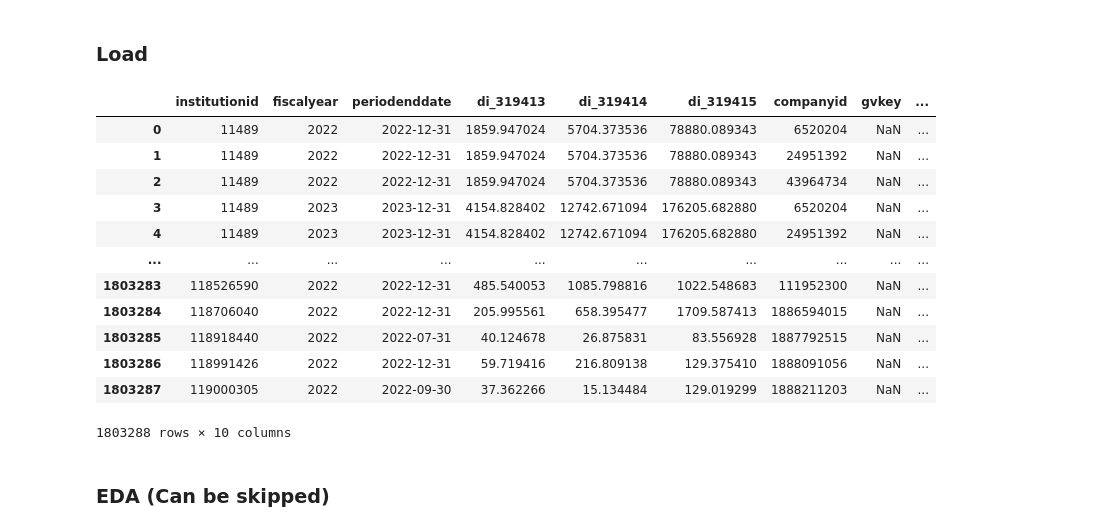
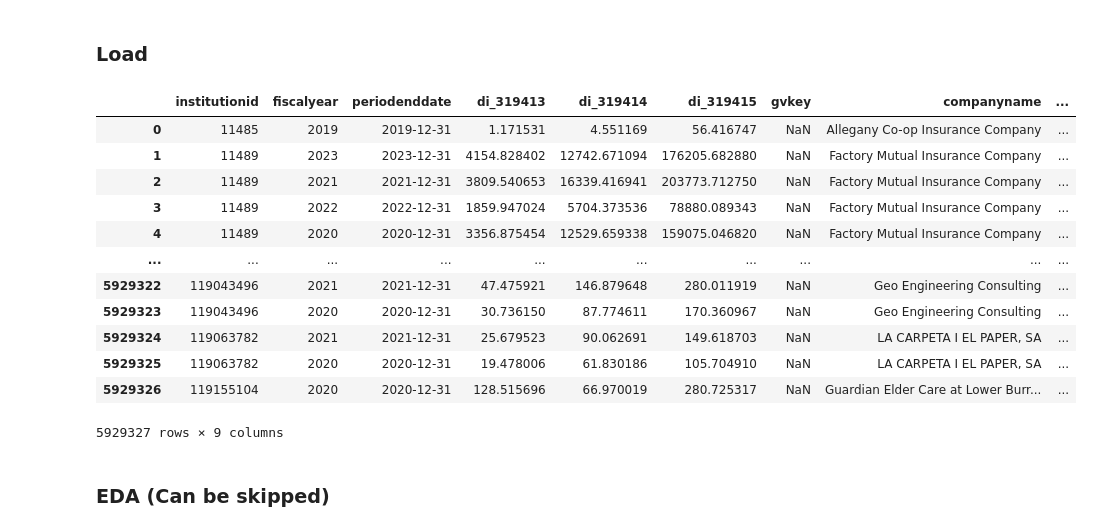
Before and after one commit to varunchodanker/MSc-Individual-Project, a Jupyter notebook: Phase1.ipynb, the cells around one changed output. Cells and saved outputs as stored; diff of their text form; code cells hidden in the pictures.

```diff
--- a/Phase1.ipynb
+++ b/Phase1.ipynb
@@ -15,26 +15,26 @@ import statsmodels.formula.api as smf
 # %%
 """ Read in the CSV """
 raw_emissions_df = pd.read_csv(
-    "phase1_emissions.csv",
+    "emissions_2014to2024.csv",
     dtype={"companyid": "str", "gvkey": "str"}, #identifiers
     parse_dates=["periodenddate"],
 )
 
 raw_emissions_df
 # %% [output]
-|  | institutionid | fiscalyear | periodenddate | di_319413 | di_319414 | di_319415 | companyid | gvkey | ... |
-| 0 | 11489 | 2022 | 2022-12-31 | 1859.947024 | 5704.373536 | 78880.089343 | 6520204 | NaN | ... |
-| 1 | 11489 | 2022 | 2022-12-31 | 1859.947024 | 5704.373536 | 78880.089343 | 24951392 | NaN | ... |
-| 2 | 11489 | 2022 | 2022-12-31 | 1859.947024 | 5704.373536 | 78880.089343 | 43964734 | NaN | ... |
-| 3 | 11489 | 2023 | 2023-12-31 | 4154.828402 | 12742.671094 | 176205.682880 | 6520204 | NaN | ... |
-| 4 | 11489 | 2023 | 2023-12-31 | 4154.828402 | 12742.671094 | 176205.682880 | 24951392 | NaN | ... |
+|  | institutionid | fiscalyear | periodenddate | di_319413 | di_319414 | di_319415 | gvkey | companyname | ... |
+| 0 | 11485 | 2019 | 2019-12-31 | 1.171531 | 4.551169 | 56.416747 | NaN | Allegany Co-op Insurance Company | ... |
+| 1 | 11489 | 2023 | 2023-12-31 | 4154.828402 | 12742.671094 | 176205.682880 | NaN | Factory Mutual Insurance Company | ... |
+| 2 | 11489 | 2021 | 2021-12-31 | 3809.540653 | 16339.416941 | 203773.712750 | NaN | Factory Mutual Insurance Company | ... |
+| 3 | 11489 | 2022 | 2022-12-31 | 1859.947024 | 5704.373536 | 78880.089343 | NaN | Factory Mutual Insurance Company | ... |
+| 4 | 11489 | 2020 | 2020-12-31 | 3356.875454 | 12529.659338 | 159075.046820 | NaN | Factory Mutual Insurance Company | ... |
 | ... | ... | ... | ... | ... | ... | ... | ... | ... | ... |
-| 1803283 | 118526590 | 2022 | 2022-12-31 | 485.540053 | 1085.798816 | 1022.548683 | 111952300 | NaN | ... |
-| 1803284 | 118706040 | 2022 | 2022-12-31 | 205.995561 | 658.395477 | 1709.587413 | 1886594015 | NaN | ... |
-| 1803285 | 118918440 | 2022 | 2022-07-31 | 40.124678 | 26.875831 | 83.556928 | 1887792515 | NaN | ... |
-| 1803286 | 118991426 | 2022 | 2022-12-31 | 59.719416 | 216.809138 | 129.375410 | 1888091056 | NaN | ... |
-| 1803287 | 119000305 | 2022 | 2022-09-30 | 37.362266 | 15.134484 | 129.019299 | 1888211203 | NaN | ... |
+| 5929322 | 119043496 | 2021 | 2021-12-31 | 47.475921 | 146.879648 | 280.011919 | NaN | Geo Engineering Consulting | ... |
+| 5929323 | 119043496 | 2020 | 2020-12-31 | 30.736150 | 87.774611 | 170.360967 | NaN | Geo Engineering Consulting | ... |
+| 5929324 | 119063782 | 2021 | 2021-12-31 | 25.679523 | 90.062691 | 149.618703 | NaN | LA CARPETA I EL PAPER, SA | ... |
+| 5929325 | 119063782 | 2020 | 2020-12-31 | 19.478006 | 61.830186 | 105.704910 | NaN | LA CARPETA I EL PAPER, SA | ... |
+| 5929326 | 119155104 | 2020 | 2020-12-31 | 128.515696 | 66.970019 | 280.725317 | NaN | Guardian Elder Care at Lower Burr... | ... |
-1803288 rows × 10 columns
+5929327 rows × 9 columns
 # %% [markdown]
 ### EDA (Can be skipped)
 # %% [markdown]
```
Also changed, not shown: parts of 51 cells of this notebook, 1 other file.
